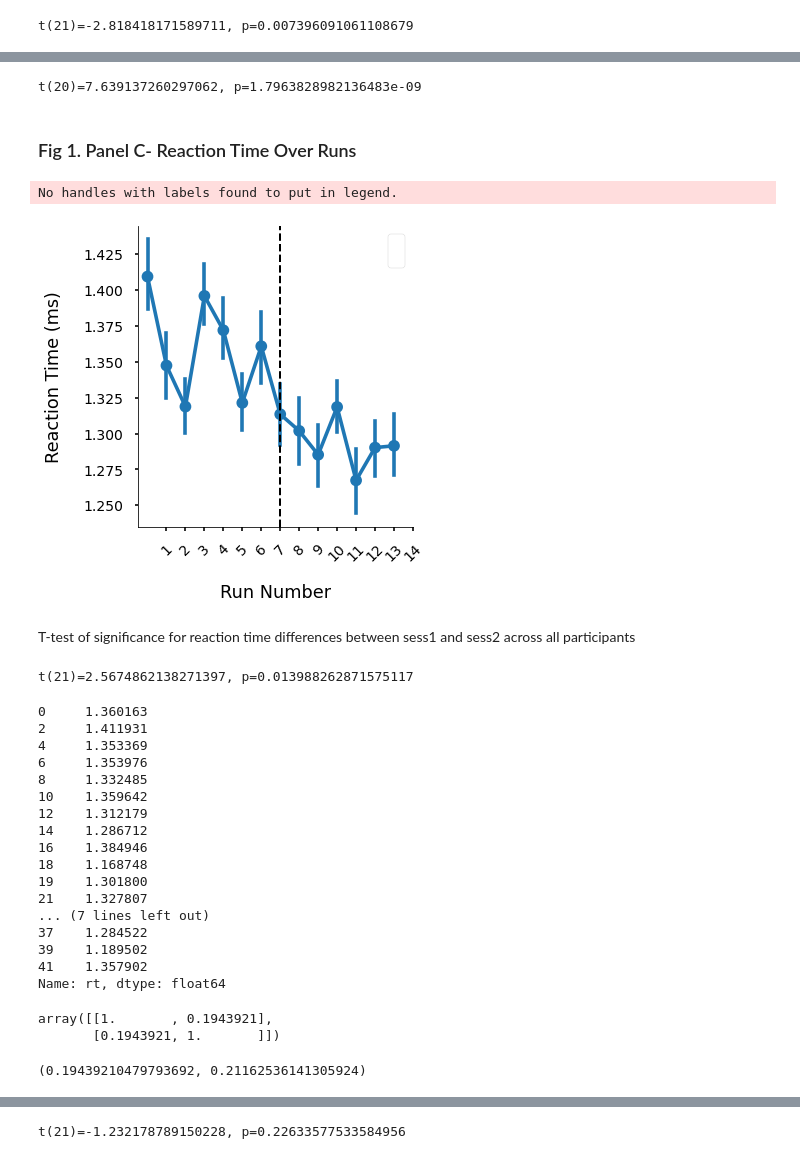
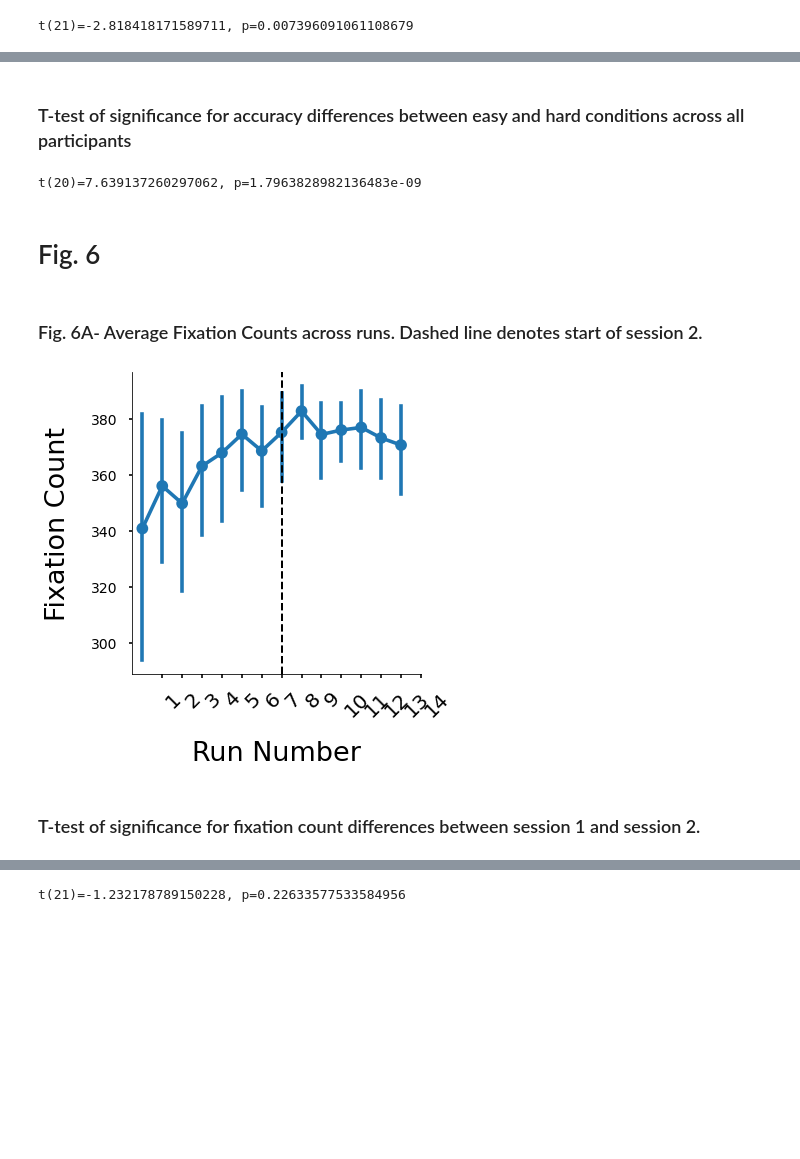
Before and after one commit to maedbhk/action_prediction, a Jupyter notebook: notebooks/1.0-mk-social_prediction-sl-exploratory.ipynb, the cells around one changed output, grey strips where cells are left out. Cells and saved outputs as stored; diff of their text form; code cells hidden in the pictures; blank space fills up the shorter version.

```diff
--- a/notebooks/1.0-mk-social_prediction-sl-exploratory.ipynb
+++ b/notebooks/1.0-mk-social_prediction-sl-exploratory.ipynb
@@ -183,3 +134,5 @@ No handles with labels found to put in legend.
+# %% [markdown]
+### T-test of significance for accuracy differences between easy and hard conditions across all participants
 # %%
 import pandas as pd
 from scipy.stats import ttest_ind
@@ -193,5 +146,3 @@ t, p = ttest_ind(easy_acc, hard_acc)
 print(f't(20)={t}, p={p}')
 # %% [output]
 t(20)=7.639137260297062, p=1.7963828982136483e-09
-# %% [markdown]
-### Fig 1. Panel C- Reaction Time Over Runs
@@ -198,49 +151,10 @@ t(20)=7.639137260297062, p=1.7963828982136483e-09
+# %% [markdown]
+# Fig. 6
+# %% [markdown]
+### Fig. 6A-  Average Fixation Counts across runs. Dashed line denotes start of session 2.
 # %%
-fig1C = vis.plot_rt(dataframe=df_behav, x='run_num', hue= None,
-                   x_title= "Run Number", save_title = 'fig1C.png', fig_title = None)
+vis.plot_fixation_count(df_merged, x='run_num', hue=None, x_title = "Run Number", fig_title = None, save_title = "fig6A.png")
 # %% [output]
-No handles with labels found to put in legend.
-[figure, old version]
+[figure, new version]
 # %% [markdown]
-T-test of significance for reaction time differences between sess1 and sess2 across all participants
+### T-test of significance for fixation count differences between session 1 and session 2.
-# %%
-df_rt = df_merged.groupby(['subj', 'sess'])['rt'].mean().reset_index()
-sess1_rt = df_rt.query('sess == 1')['rt']
-sess2_rt = df_rt.query('sess == 2')['rt']
-t, p = ttest_ind(sess1_rt, sess2_rt)
-print(f't(21)={t}, p={p}')
-# %% [output]
-t(21)=2.5674862138271397, p=0.013988262871575117
-# %%
-sess1_rt
-# %% [output]
-0     1.360163
-2     1.411931
-4     1.353369
-6     1.353976
-8     1.332485
-10    1.359642
-12    1.312179
-14    1.286712
-16    1.384946
-18    1.168748
-19    1.301800
-21    1.327807
-... (7 lines left out)
-37    1.284522
-39    1.189502
-41    1.357902
-Name: rt, dtype: float64
-# %%
-df_rt_acc = df_merged.groupby(['subj', 'sess']).agg({'rt': 'mean', 'corr_resp': 'mean'}).reset_index(drop=True)
-df_rt_acc
-np.corrcoef(df_rt_acc['corr_resp'], df_rt_acc['rt'])
-# %% [output]
-array([[1.       , 0.1943921],
-       [0.1943921, 1.       ]])
-# %%
-from scipy.stats import pearsonr
-corr, p = pearsonr(df_rt_acc['corr_resp'], df_rt_acc['rt'])
-corr, p
-# %% [output]
-(0.19439210479793692, 0.21162536141305924)
```
Also changed, not shown: parts of 88 cells of this notebook, 25 other files.
